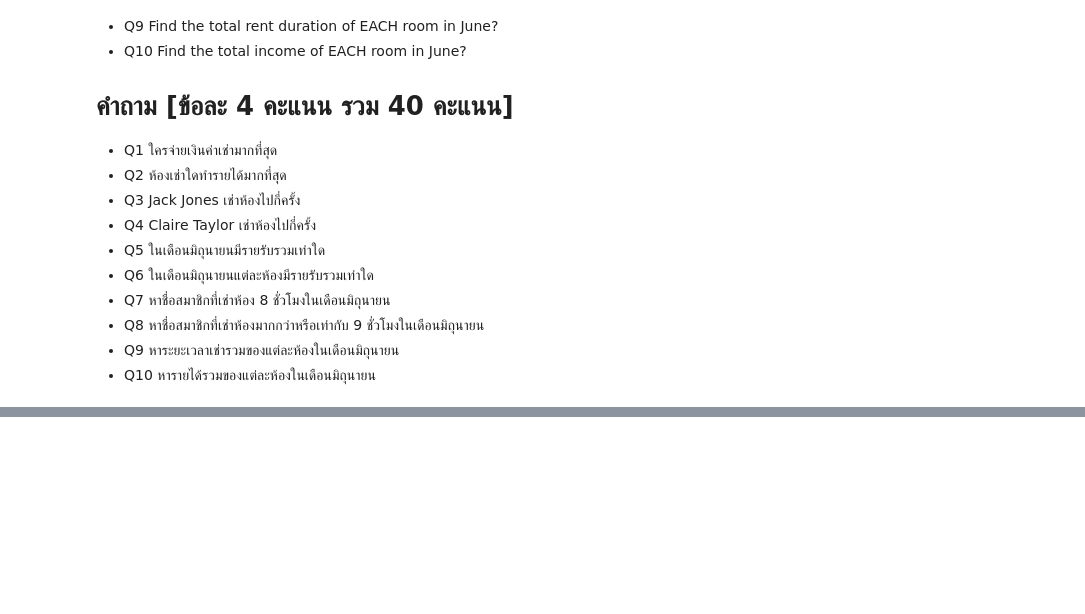
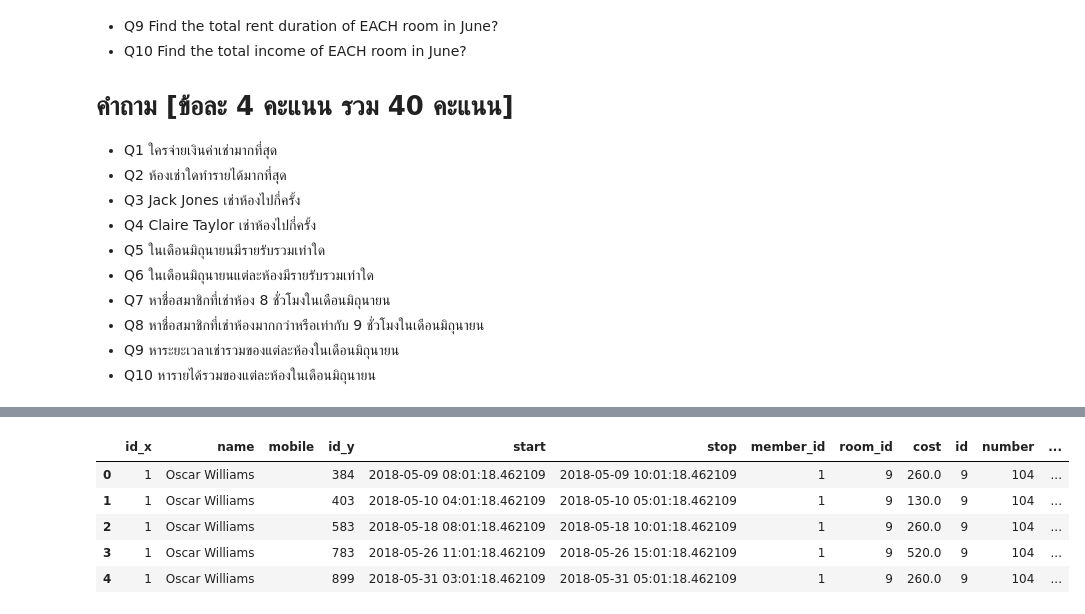
Before and after one commit to wasit7/cs459_django2018, a Jupyter notebook: exam/myproject/Exam Panda.ipynb, the cells around one changed output, grey strips where cells are left out. Cells and saved outputs as stored; diff of their text form; code cells hidden in the pictures; blank space fills up the shorter version.

```diff
--- a/exam/myproject/Exam Panda.ipynb
+++ b/exam/myproject/Exam Panda.ipynb
@@ -24,0 +74,9 @@
+# %%
+df.head()
+# %% [output]
+|  | id_x | name | mobile | id_y | start | stop | member_id | room_id | cost | id | number | ... |
+| 0 | 1 | Oscar Williams |  | 384 | 2018-05-09 08:01:18.462109 | 2018-05-09 10:01:18.462109 | 1 | 9 | 260.0 | 9 | 104 | ... |
+| 1 | 1 | Oscar Williams |  | 403 | 2018-05-10 04:01:18.462109 | 2018-05-10 05:01:18.462109 | 1 | 9 | 130.0 | 9 | 104 | ... |
+| 2 | 1 | Oscar Williams |  | 583 | 2018-05-18 08:01:18.462109 | 2018-05-18 10:01:18.462109 | 1 | 9 | 260.0 | 9 | 104 | ... |
+| 3 | 1 | Oscar Williams |  | 783 | 2018-05-26 11:01:18.462109 | 2018-05-26 15:01:18.462109 | 1 | 9 | 520.0 | 9 | 104 | ... |
+| 4 | 1 | Oscar Williams |  | 899 | 2018-05-31 03:01:18.462109 | 2018-05-31 05:01:18.462109 | 1 | 9 | 260.0 | 9 | 104 | ... |
```
Also changed, not shown: parts of 8 cells of this notebook, 2 other files.
